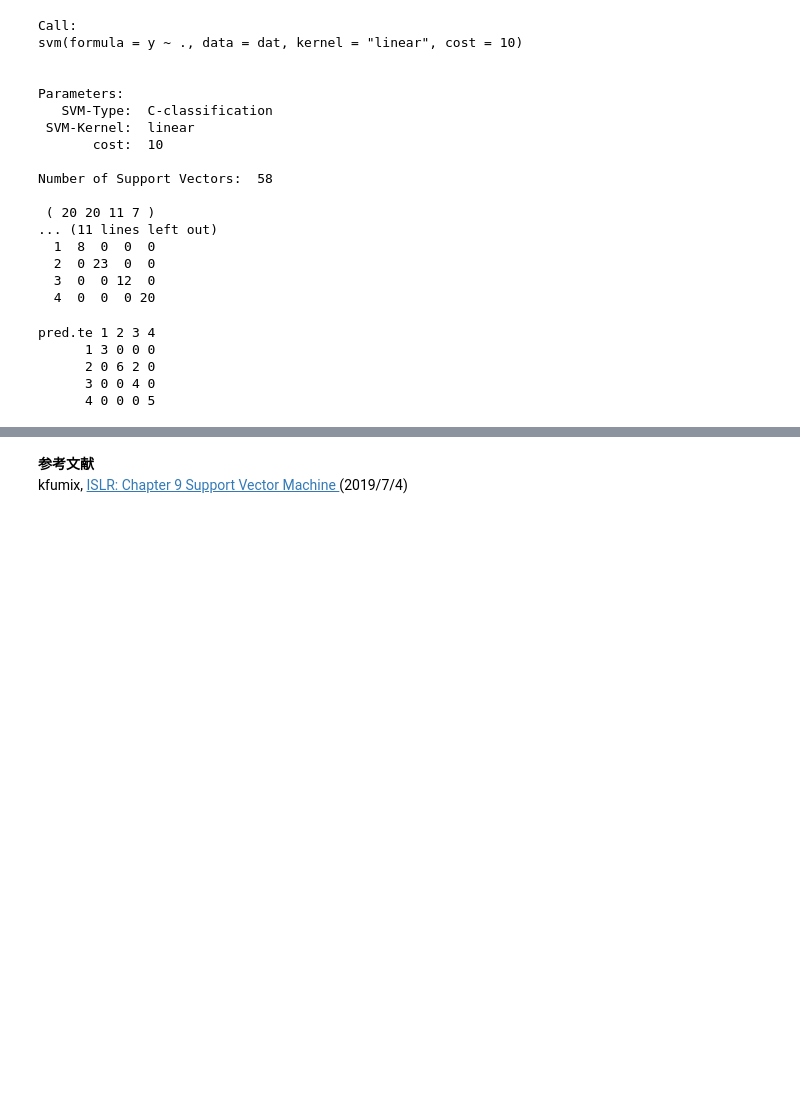
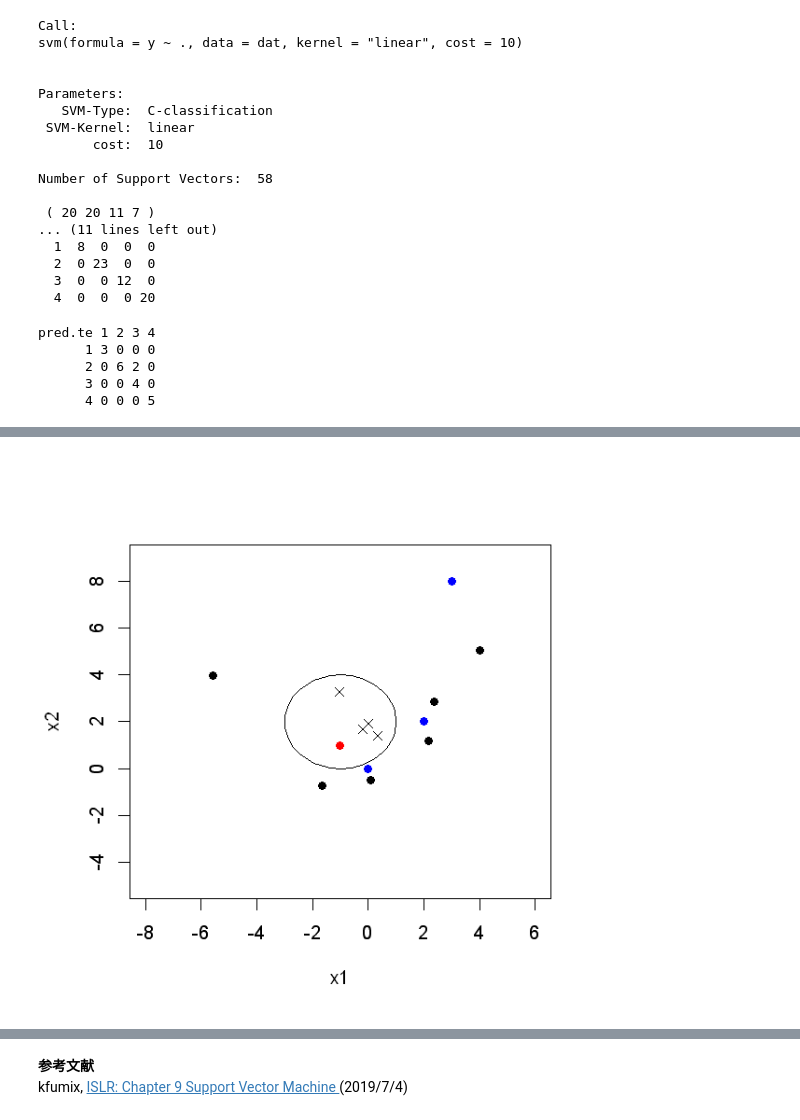
Before and after one commit to yellowmeteor/met_python.github.io, a Jupyter notebook: ISLR/9_Support_Vector_Machines.ipynb, the cells around one changed output, grey strips where cells are left out. Saved outputs shown, nothing was run; the diff lists cells and outputs as text; code cells hidden in the pictures; blank space fills up the shorter version.

```diff
--- a/ISLR/9_Support_Vector_Machines.ipynb
+++ b/ISLR/9_Support_Vector_Machines.ipynb
@@ -478,0 +489,16 @@ par(add=T)
+# %%
+# 2
+theta = seq(-pi, pi, length=100)
+x1 = 2 * cos(theta) - 1
+x2 = 2 * sin(theta) + 2
+plot(x1, x2, type='l', xlim=c(-8, 6), ylim=c(-5, 9)) # (a)
+par(new=T)
+p1_x1 = rnorm(10, -1, 2)
+p1_x2 = rnorm(10, 2, 2)
+plot(p1_x1, p1_x2, pch=ifelse((1 + p1_x1)^2 + (2 - p1_x2)^2 > 4, 16, 4), xlim=c(-8, 6), ylim=c(-5, 9), xlab='', ylab='')
+par(new=T)
+p2_x1 = c(0, -1, 2, 3)
+p2_x2 = c(0, 1, 2, 8)
+plot(p2_x1, p2_x2, pch=16, col=ifelse((1 + p2_x1)^2 + (2 - p2_x2)^2 > 4, 'blue', 'red'), xlim=c(-8, 6), ylim=c(-5, 9), xlab='', ylab='')
+# %% [output]
+[figure, added]
```
Also changed, not shown: parts of 16 cells of this notebook.
